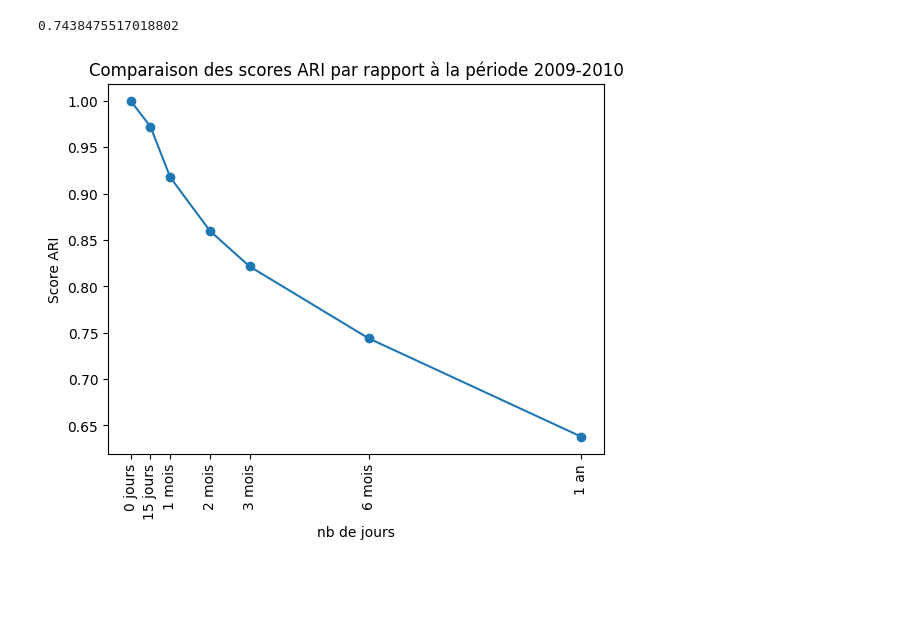
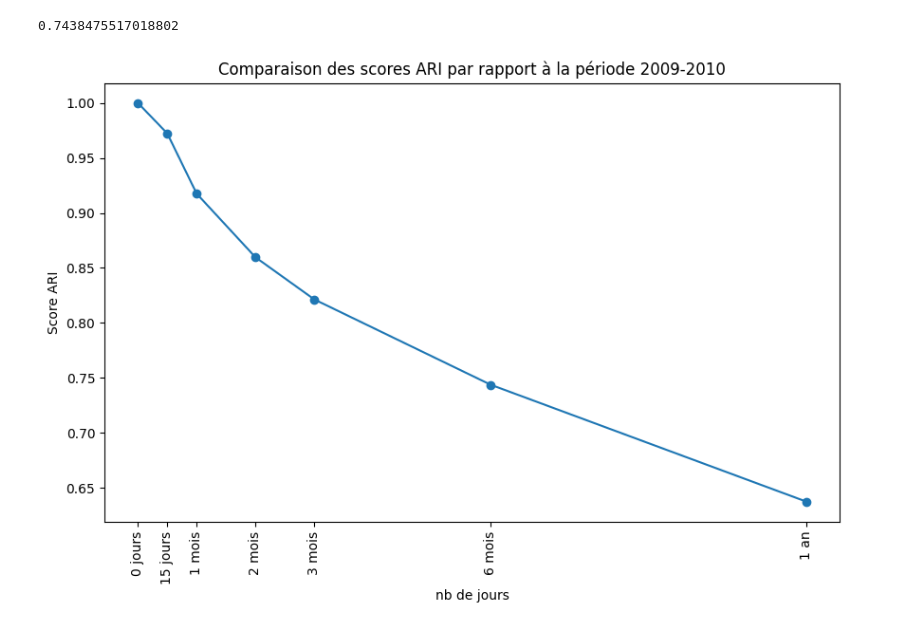
Before and after one commit to Noura-ou/projet_segmentation_client, a Jupyter notebook: src/05- Contrat_maintenance.ipynb, the cells around one changed output. Cells and saved outputs as stored; diff of their text form; code cells hidden in the pictures; blank space fills up the shorter version.

```diff
--- a/src/05- Contrat_maintenance.ipynb
+++ b/src/05- Contrat_maintenance.ipynb
@@ -130,24 +142,25 @@ adjusted_rand_score(merged_rfm_2009_2010_180['cluster_labels_x'], merged_rfm_200
 # %%
 from sklearn.metrics import adjusted_rand_score
 import matplotlib.pyplot as plt
 
 
 ari_scores = []
 
 # Calcul du score ARI pour chaque data frame par rapport au premier élément
 for df in list_data:
     ari_score = adjusted_rand_score(df['cluster_labels_x'], df['cluster_labels_y'])
     ari_scores.append(ari_score)
 
 # Indices correspondant aux positions des data frames dans la liste
 indices = [0, 15, 30, 60, 90, 180, 341]
 
 # Tracé de la courbe des scores ARI
+plt.figure(figsize=(10, 6))
 plt.plot(indices, ari_scores, marker='o')
 plt.xlabel('nb de jours')
 plt.ylabel('Score ARI')
 plt.title('Comparaison des scores ARI par rapport à la période 2009-2010')
 plt.xticks(indices, ['0 jours', '15 jours', '1 mois', '2 mois', '3 mois', '6 mois', '1 an'], rotation=90)
 plt.show()
 # %% [output]
-[figure, old version]
+[figure, new version]
```
Also changed, not shown: parts of 9 cells of this notebook.
